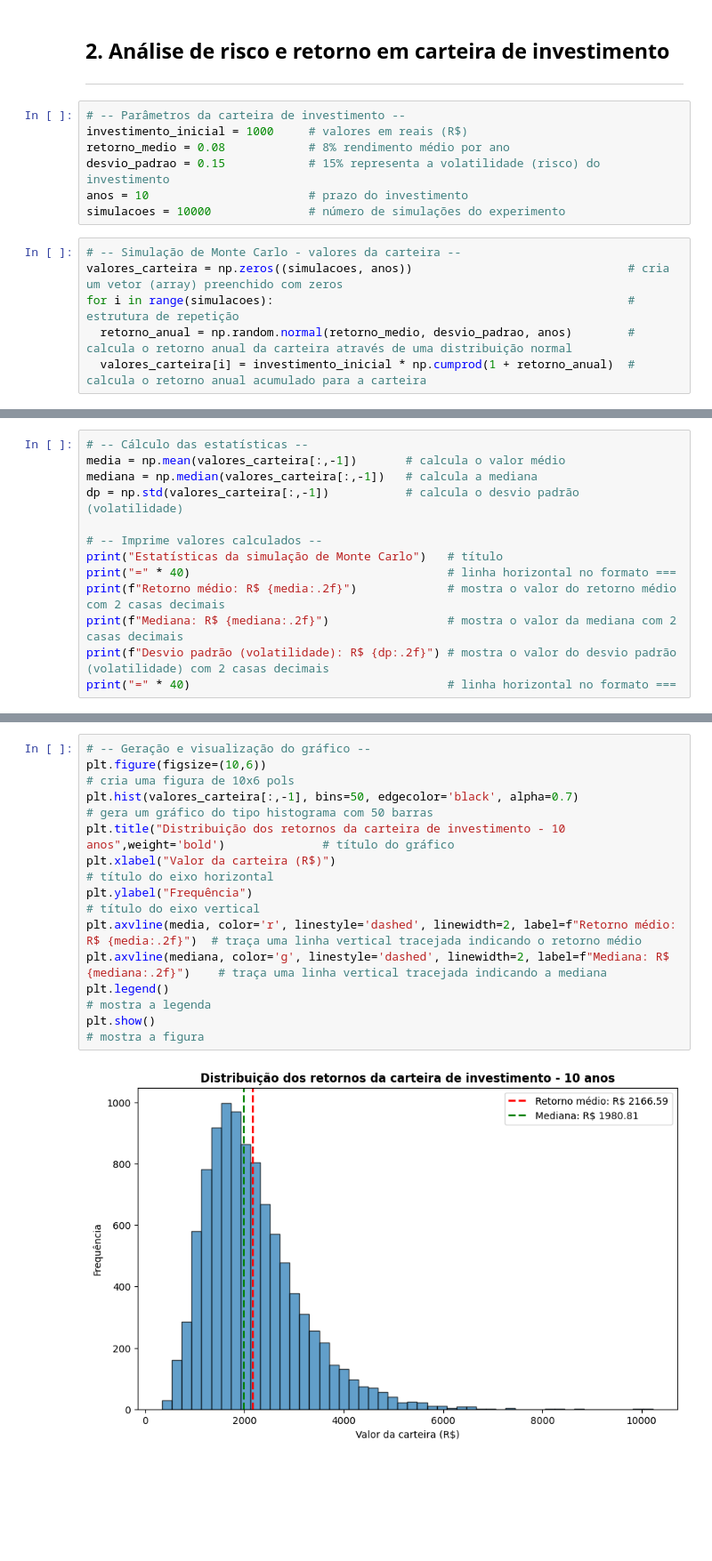
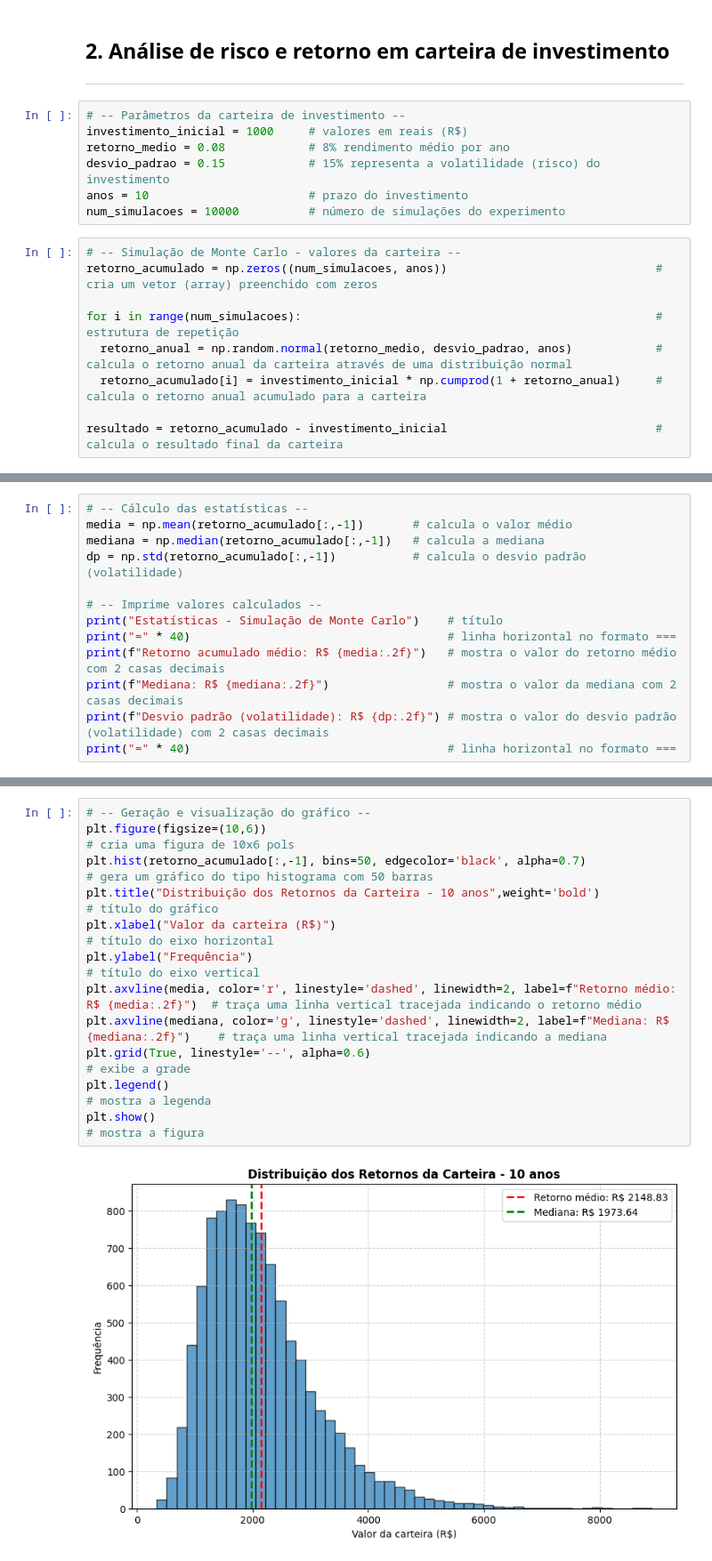
Before and after one commit to MSGamgee85/MSGamgee85, a Jupyter notebook: Simulacao_Monte_Carlo.ipynb, the cells around one changed output, grey strips where cells are left out. Shown at 89% size. Cells and saved outputs as stored; diff of their text form; blank space fills up the shorter version.

```diff
--- a/Simulacao_Monte_Carlo.ipynb
+++ b/Simulacao_Monte_Carlo.ipynb
@@ -136,10 +137,13 @@ investimento_inicial = 1000     # valores em reais (R$)
 retorno_medio = 0.08            # 8% rendimento médio por ano
 desvio_padrao = 0.15            # 15% representa a volatilidade (risco) do investimento
 anos = 10                       # prazo do investimento
-simulacoes = 10000              # número de simulações do experimento
+num_simulacoes = 10000          # número de simulações do experimento
 # %%
 # -- Simulação de Monte Carlo - valores da carteira --
-valores_carteira = np.zeros((simulacoes, anos))                               # cria um vetor (array) preenchido com zeros
-for i in range(simulacoes):                                                   # estrutura de repetição
-  retorno_anual = np.random.normal(retorno_medio, desvio_padrao, anos)        # calcula o retorno anual da carteira através de uma distribuição normal
-  valores_carteira[i] = investimento_inicial * np.cumprod(1 + retorno_anual)  # calcula o retorno anual acumulado para a carteira
+retorno_acumulado = np.zeros((num_simulacoes, anos))                              # cria um vetor (array) preenchido com zeros
+
+for i in range(num_simulacoes):                                                   # estrutura de repetição
+  retorno_anual = np.random.normal(retorno_medio, desvio_padrao, anos)            # calcula o retorno anual da carteira através de uma distribuição normal
+  retorno_acumulado[i] = investimento_inicial * np.cumprod(1 + retorno_anual)     # calcula o retorno anual acumulado para a carteira
+
+resultado = retorno_acumulado - investimento_inicial                              # calcula o resultado final da carteira
@@ -146,13 +173,13 @@ for i in range(simulacoes):                                                   #
 # %%
 # -- Cálculo das estatísticas --
-media = np.mean(valores_carteira[:,-1])       # calcula o valor médio
-mediana = np.median(valores_carteira[:,-1])   # calcula a mediana
-dp = np.std(valores_carteira[:,-1])           # calcula o desvio padrão (volatilidade)
+media = np.mean(retorno_acumulado[:,-1])       # calcula o valor médio
+mediana = np.median(retorno_acumulado[:,-1])   # calcula a mediana
+dp = np.std(retorno_acumulado[:,-1])           # calcula o desvio padrão (volatilidade)
 
 # -- Imprime valores calculados --
-print("Estatísticas da simulação de Monte Carlo")   # título
+print("Estatísticas - Simulação de Monte Carlo")    # título
 print("=" * 40)                                     # linha horizontal no formato ===
-print(f"Retorno médio: R$ {media:.2f}")             # mostra o valor do retorno médio com 2 casas decimais
+print(f"Retorno acumulado médio: R$ {media:.2f}")   # mostra o valor do retorno médio com 2 casas decimais
 print(f"Mediana: R$ {mediana:.2f}")                 # mostra o valor da mediana com 2 casas decimais
 print(f"Desvio padrão (volatilidade): R$ {dp:.2f}") # mostra o valor do desvio padrão (volatilidade) com 2 casas decimais
 print("=" * 40)                                     # linha horizontal no formato ===
@@ -166,13 +193,14 @@ Desvio padrão (volatilidade): R$ 973.26
 # %%
 # -- Geração e visualização do gráfico --
 plt.figure(figsize=(10,6))                                                                              # cria uma figura de 10x6 pols
-plt.hist(valores_carteira[:,-1], bins=50, edgecolor='black', alpha=0.7)                                 # gera um gráfico do tipo histograma com 50 barras
-plt.title("Distribuição dos retornos da carteira de investimento - 10 anos",weight='bold')              # título do gráfico
+plt.hist(retorno_acumulado[:,-1], bins=50, edgecolor='black', alpha=0.7)                                # gera um gráfico do tipo histograma com 50 barras
+plt.title("Distribuição dos Retornos da Carteira - 10 anos",weight='bold')                              # título do gráfico
 plt.xlabel("Valor da carteira (R$)")                                                                    # título do eixo horizontal
 plt.ylabel("Frequência")                                                                                # título do eixo vertical
 plt.axvline(media, color='r', linestyle='dashed', linewidth=2, label=f"Retorno médio: R$ {media:.2f}")  # traça uma linha vertical tracejada indicando o retorno médio
 plt.axvline(mediana, color='g', linestyle='dashed', linewidth=2, label=f"Mediana: R$ {mediana:.2f}")    # traça uma linha vertical tracejada indicando a mediana
+plt.grid(True, linestyle='--', alpha=0.6)                                                               # exibe a grade
 plt.legend()                                                                                            # mostra a legenda
 plt.show()                                                                                              # mostra a figura
 # %% [output]
-[figure, old version]
+[figure, new version]
```
Also changed, not shown: parts of 6 cells of this notebook.
